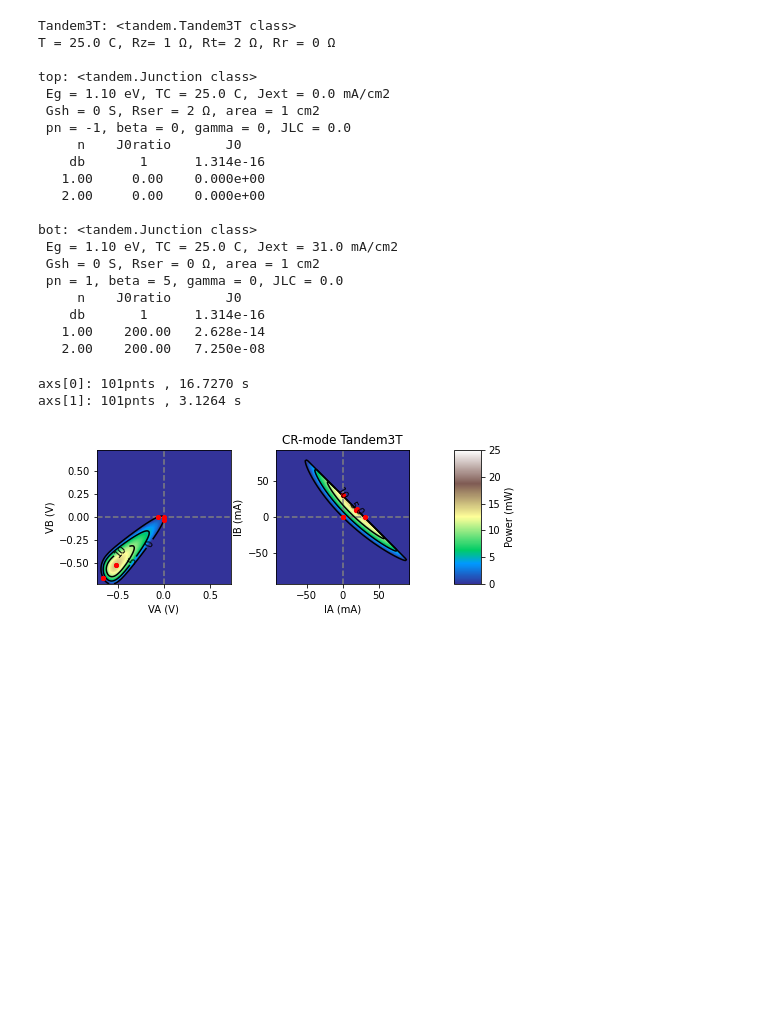
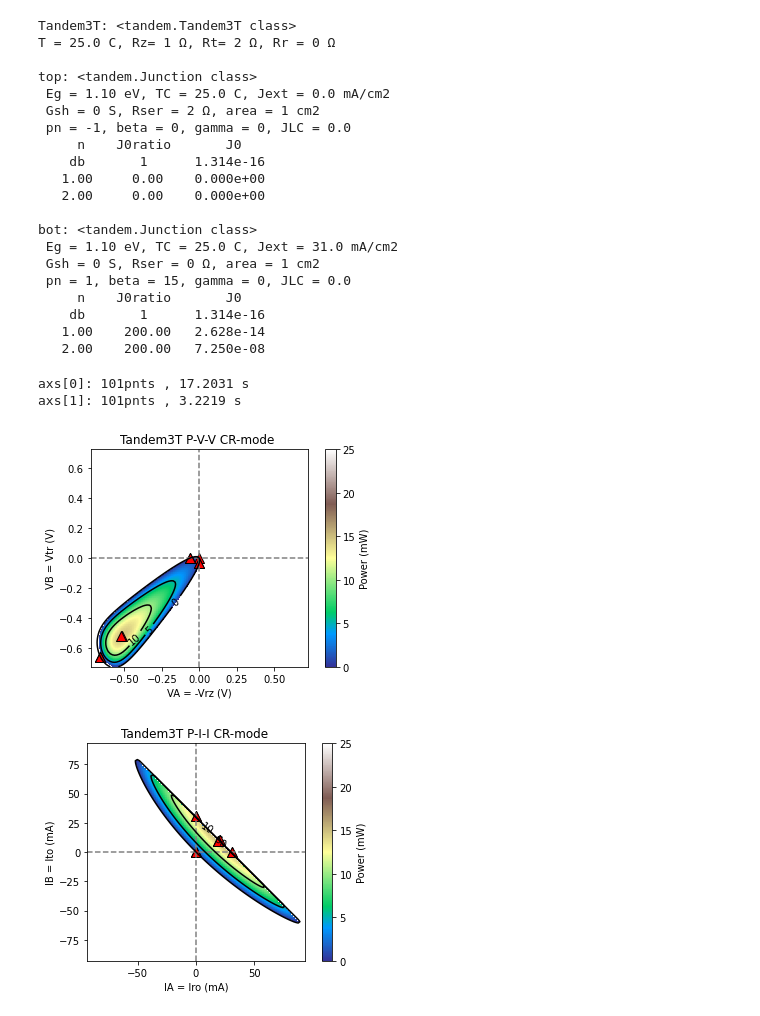
Before and after one commit to NREL/PVcircuit, a Jupyter notebook: notebooks/SiIBC.ipynb, the cells around one changed output. Saved outputs shown, nothing was run; the diff lists cells and outputs as text; code cells hidden in the pictures; blank space fills up the shorter version.

Commit message:
plot improvements

```diff
--- a/notebooks/SiIBC.ipynb
+++ b/notebooks/SiIBC.ipynb
@@ -13,6 +13,7 @@ IBC.bot.update(Eg=1.1, Jext=.031, Rser=0, Gsh=0, J0ratio=[200,200],area=1)
 IBC.bot.RBB_dict['method']=None
 IBC.Rz = 1
 # %%
+pnts=101
 IBC
 # %% [output]
 Tandem3T: <tandem.Tandem3T class>
@@ -30,15 +31,16 @@ top: <tandem.Junction class>
 bot: <tandem.Junction class>
  Eg = 1.10 eV, TC = 25.0 C, Jext = 31.0 mA/cm2
  Gsh = 0 S, Rser = 0 Ω, area = 1 cm2
- pn = 1, beta = 5, gamma = 0, JLC = 0.0
+ pn = 1, beta = 15, gamma = 0, JLC = 0.0
      n    J0ratio       J0
     db       1      1.314e-16
    1.00    200.00   2.628e-14
    2.00    200.00   7.250e-08
 # %%
-figCR, axsCR, spCR = IBC.plot(pnts=101,meastype='CR')
+CR_Vfig, CR_Ifig, CR_axs, CR_iv, CR_sp = IBC.plot(pnts=pnts,meastype='CR')
 # %% [output]
-axs[0]: 101pnts , 16.7270 s
-axs[1]: 101pnts , 3.1264 s
+axs[0]: 101pnts , 17.2031 s
+axs[1]: 101pnts , 3.2219 s
-[figure, old version]
+[figure, new version]
+[figure, added]
 # %%
```
Also changed, not shown: parts of 8 cells of this notebook, 6 other files.
